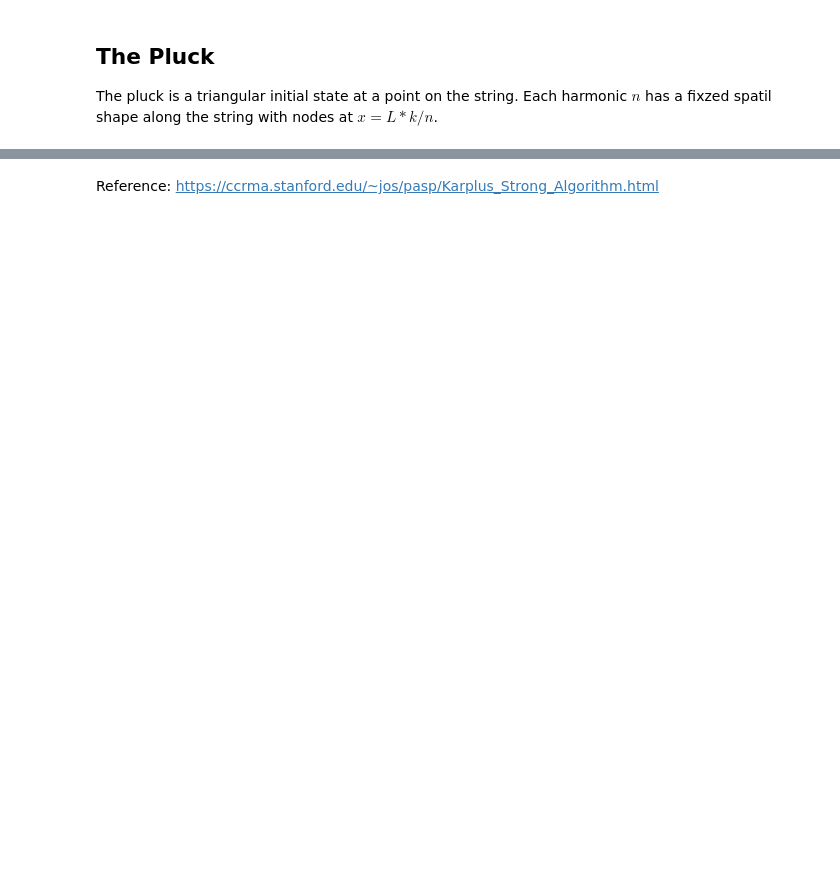
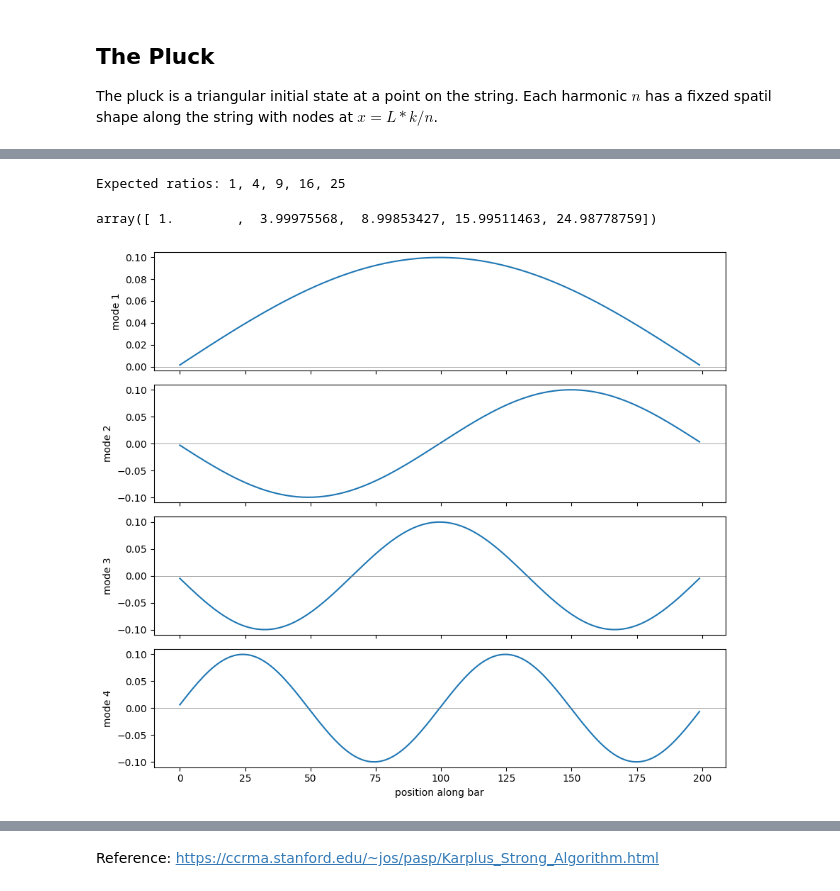
Before and after one commit to MementolanAngwitch/RealSound, a Jupyter notebook: guitar.ipynb, the cells around one changed output, grey strips where cells are left out. Saved outputs shown, nothing was run; the diff lists cells and outputs as text; code cells hidden in the pictures; blank space fills up the shorter version.

```diff
--- a/guitar.ipynb
+++ b/guitar.ipynb
@@ -71,0 +112,40 @@ for i in range(int(fs * duration)):
+# %%
+M = 200 # number of points
+K = np.zeros((M,M)) #stiffness matrix
+
+#pinned (simply-supported) boundary rows to get the clean ratio 1 : 4 : 9 : 16 ...
+K[0,0]=5;   K[0,1]=-4;   K[0,2]=1                       # first free point
+K[1,0]=-4;  K[1,1]=6;    K[1,2]=-4;   K[1,3]=1          # second free point
+K[M-2,M-1]=-4; K[M-2,M-2]=6; K[M-2,M-3]=-4; K[M-2,M-4]=1   # symmetric, far end
+K[M-1,M-1]=5;  K[M-1,M-2]=-4; K[M-1,M-3]=1
+
+#
+
+#populating the internal points of the stiffness matrix with (1,-4,6,-4,1) along the diagonals of cols. i-2 ... i+2
+for i in range(2,M-2,1):
+    K[i][i-2] = 1
+    K[i][i-1] = -4
+    K[i][i] = 6
+    K[i][i+1] = -4
+    K[i][i+2] = 1
+
+#Eigenproblem
+
+evals, evecs = scipy.linalg.eigh(K)
+print("Expected ratios: 1, 4, 9, 16, 25")
+np.sqrt(evals[:5]) / np.sqrt(evals[0])
+# %% [output]
+Expected ratios: 1, 4, 9, 16, 25
+array([ 1.        ,  3.99975568,  8.99853427, 15.99511463, 24.98778759])
+# %%
+x = np.arange(M)
+fig, ax = plt.subplots(4, 1, figsize=(9,8), sharex = True)
+for k in range(4):
+    ax[k].plot(x ,evecs[:,k])
+    ax[k].axhline(0,color='gray',lw=0.5) # the flat rest position
+    ax[k].set_ylabel(f'mode {k+1}')
+ax[-1].set_xlabel('position along bar')
+plt.tight_layout()
+plt.show()
+# %% [output]
+[figure, added]
```
Also changed, not shown: parts of 31 cells of this notebook.
